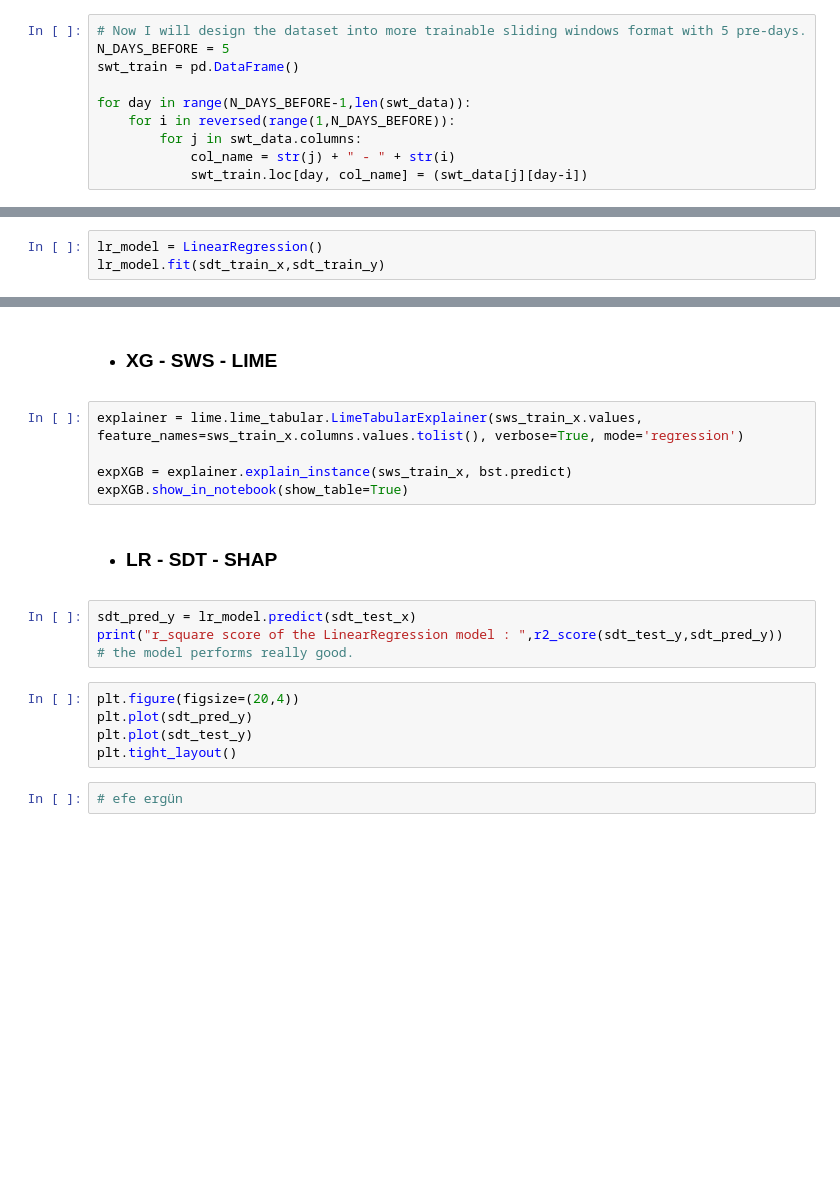
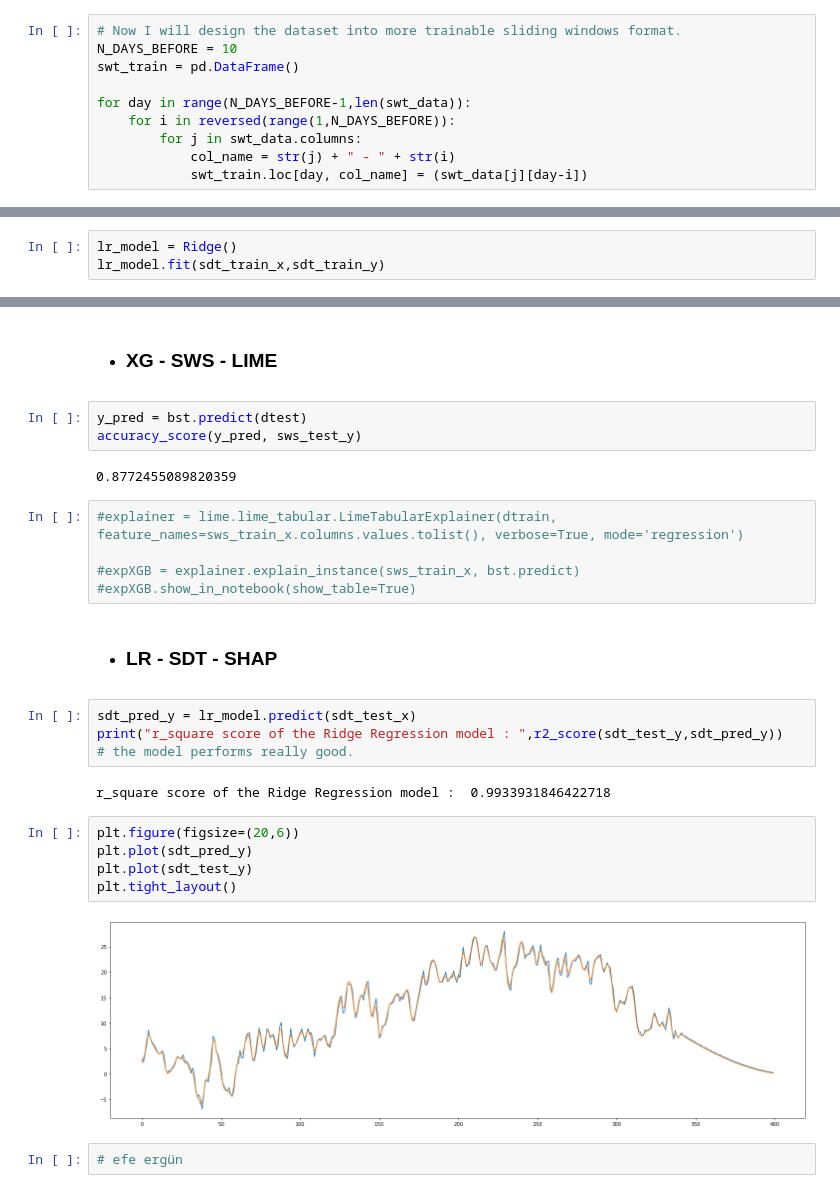
Before and after one commit to efeergun/time-series-Explainability, a Jupyter notebook: XAI_efe.ipynb, the cells around one changed output, grey strips where cells are left out. Drawn from its saved outputs; the diff is of its cells as text; blank space fills up the shorter version.

```diff
--- a/XAI_efe.ipynb
+++ b/XAI_efe.ipynb
@@ -219,8 +199,8 @@ plt.show()
 # %% [markdown]
 As we see above, spikes are reduced dramatically. Therefore, it is much easier to learn a statistical model.
 # %%
-# Now I will design the dataset into more trainable sliding windows format with 5 pre-days.
-N_DAYS_BEFORE = 5
+# Now I will design the dataset into more trainable sliding windows format.
+N_DAYS_BEFORE = 10
 swt_train = pd.DataFrame()
 
 for day in range(N_DAYS_BEFORE-1,len(swt_data)):
@@ -323,3 +396,3 @@ bst = xgb.train(param, dtrain, num_round, evallist, early_stopping_rounds=10)
 # %%
-lr_model = LinearRegression()
+lr_model = Ridge()
 lr_model.fit(sdt_train_x,sdt_train_y)
@@ -350,20 +430,29 @@ print("prediction : ",rf_model.predict(swt_test_x.iloc[77].values.reshape(1,32))
 print("ground truth : ",swt_test_y[77])
 # %% [markdown]
 * ### XG - SWS - LIME
+# %%
+y_pred = bst.predict(dtest)
+accuracy_score(y_pred, sws_test_y)
+# %% [output]
+0.8772455089820359
 # %%
-explainer = lime.lime_tabular.LimeTabularExplainer(sws_train_x.values, feature_names=sws_train_x.columns.values.tolist(), verbose=True, mode='regression')
+#explainer = lime.lime_tabular.LimeTabularExplainer(dtrain, feature_names=sws_train_x.columns.values.tolist(), verbose=True, mode='regression')
 
-expXGB = explainer.explain_instance(sws_train_x, bst.predict)
-expXGB.show_in_notebook(show_table=True)
+#expXGB = explainer.explain_instance(sws_train_x, bst.predict)
+#expXGB.show_in_notebook(show_table=True)
 # %% [markdown]
 * ### LR - SDT - SHAP
 # %%
 sdt_pred_y = lr_model.predict(sdt_test_x)
-print("r_square score of the LinearRegression model : ",r2_score(sdt_test_y,sdt_pred_y))   # the model performs really good.
+print("r_square score of the Ridge Regression model : ",r2_score(sdt_test_y,sdt_pred_y))   # the model performs really good.
+# %% [output]
+r_square score of the Ridge Regression model :  0.9933931846422718
 # %%
-plt.figure(figsize=(20,4))
+plt.figure(figsize=(20,6))
 plt.plot(sdt_pred_y)
 plt.plot(sdt_test_y)
 plt.tight_layout()
+# %% [output]
+[figure, added]
 # %%
 # efe ergün
```
Also changed, not shown: parts of 25 cells of this notebook.
